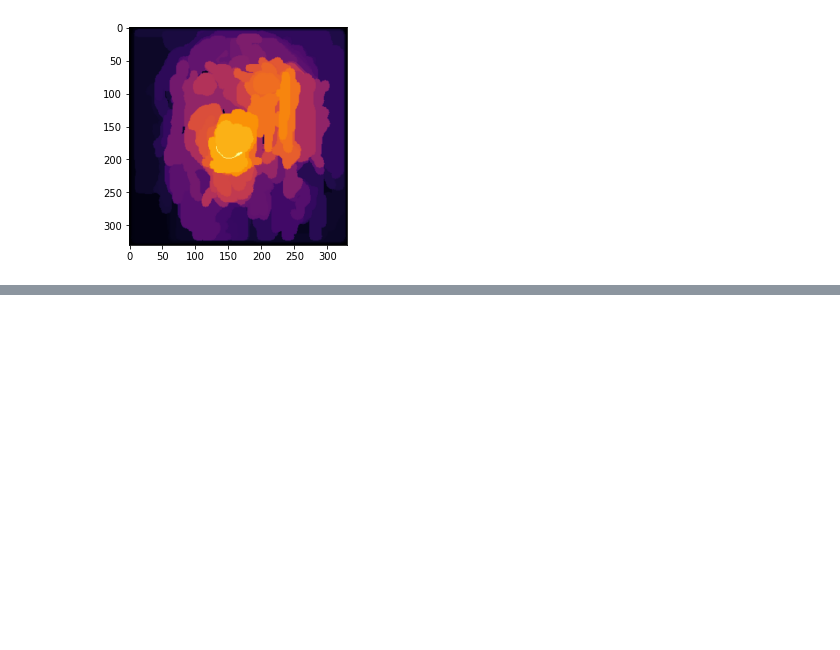
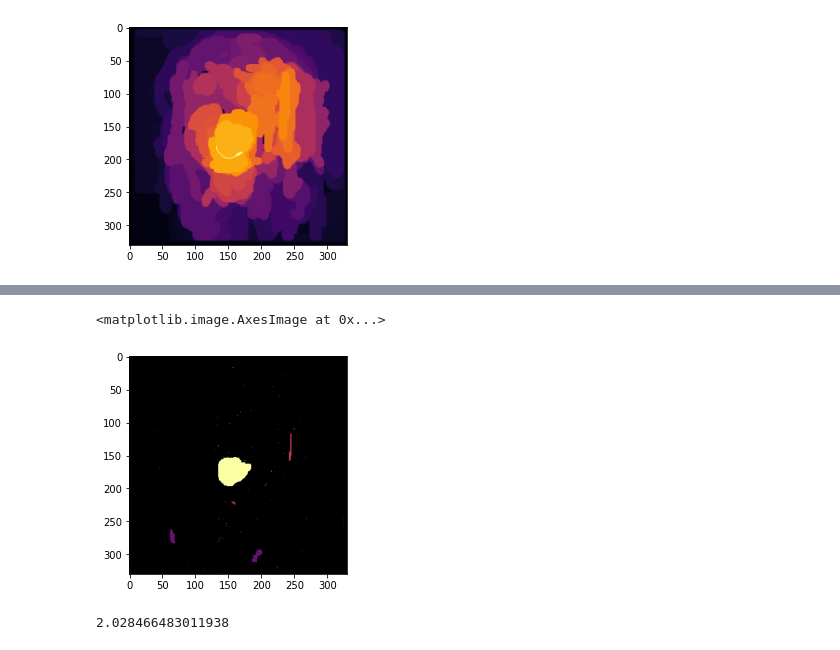
Before and after one commit to CMU-Vis-2021/Insightful-Saliency-Maps, a Jupyter notebook: AvgImg.ipynb, the cells around one changed output, grey strips where cells are left out. Saved outputs shown, nothing was run; the diff lists cells and outputs as text; code cells hidden in the pictures; blank space fills up the shorter version.

```diff
--- a/AvgImg.ipynb
+++ b/AvgImg.ipynb
@@ -264,0 +405,9 @@ plt.imshow(blur_dog)
+# %%
+plt.imshow(dif_img)
+# %% [output]
+<matplotlib.image.AxesImage at 0x...>
+[figure, added]
+# %%
+perc
+# %% [output]
+2.028466483011938
```
Also changed, not shown: parts of 19 cells of this notebook, 12 other files.
